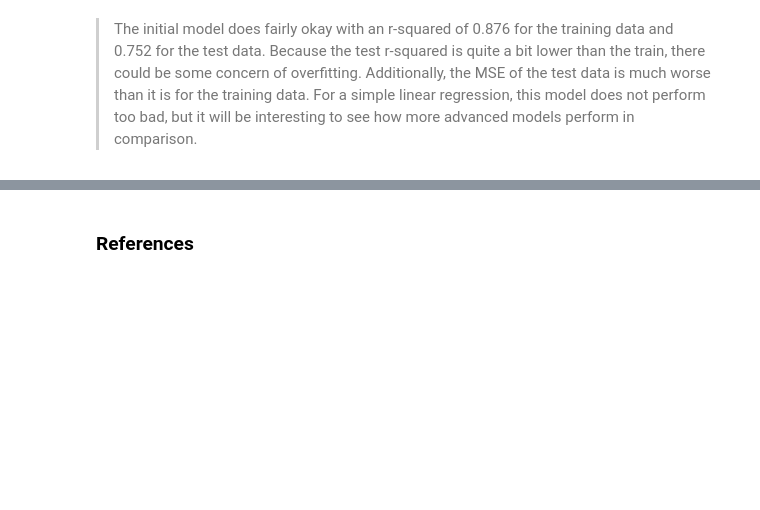
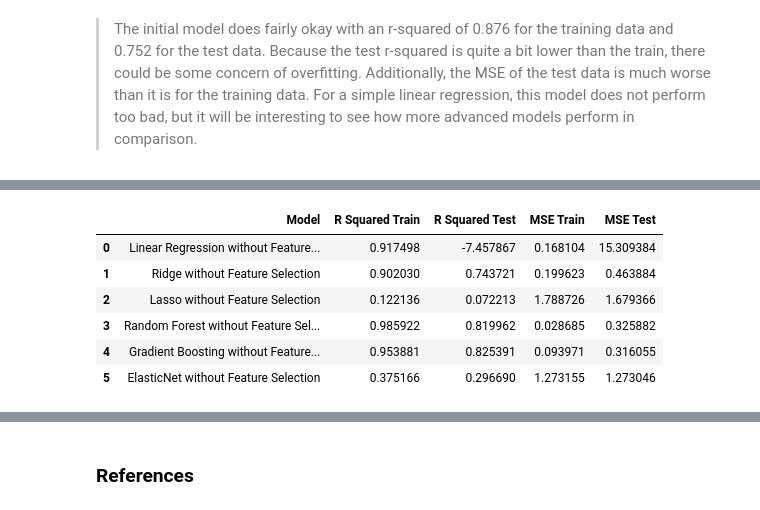
Before and after one commit to MLFP-90803-SP24-FinalProjects/Team13-ML-finalProject-Unveiling-the-Future-of-Women-in-STEM, a Jupyter notebook: Question2Gracie.ipynb, the cells around one changed output, grey strips where cells are left out. Cells and saved outputs as stored; diff of their text form; code cells hidden in the pictures; blank space fills up the shorter version.

Commit message:
initial models for q2

```diff
--- a/Question2Gracie.ipynb
+++ b/Question2Gracie.ipynb
@@ -113,0 +176,10 @@ R-Squared (Test):  0.752
+# %%
+#running the model with all of x_train, not just the selected features
+print('Without Feature Selection:')
+mse_train_lr, mse_test_lr, r_sq_train_lr, r_sq_test_lr = question2('Linear Regression', X_train, y_train, X_test, y_test)
+
+print('\n')
+
+#running the model with the selected features
+print('With Feature Selection:')
+mse_train_lr_selected, mse_test_lr_selected, r_sq_train_lr_selected, r_sq_test_lr_selected = question2('Linear Regression', X_train_selected, y_train, X_test_selected, y_test)
@@ -113,0 +284,10 @@ R-Squared (Test):  0.752
+# %%
+#running the elasticnet model with all of x_train, not just selected features
+print('ElasticNet Without Feature Selection:')
+mse_train_en, mse_test_en, r_sq_train_en, r_sq_test_en = question2('ElasticNet', X_train, y_train, X_test, y_test)
+print('\n')
+
+#running the elasticnet model with the selected features
+print('ElasticNet With Feature Selection:')
+mse_train_en_selected, mse_test_en_selected, r_sq_train_en_selected, r_sq_test_en_selected = question2('ElasticNet', X_train_selected, y_train, X_test_selected, y_test)
+print('\n')
@@ -113,0 +309,62 @@ R-Squared (Test):  0.752
+# %%
+# Create a dictionary to hold evauluation metrics from the models without feature selection
+data = {
+
+    'Model': [
+        'Linear Regression without Feature Selection',
+        'Ridge without Feature Selection',
+        'Lasso without Feature Selection',
+        'Random Forest without Feature Selection',
+        'Gradient Boosting without Feature Selection',
+        'ElasticNet without Feature Selection'
+        ],
+
+
+    'R Squared Train': [
+        r_sq_train_lr,
+        r_sq_train_ridge,
+        r_sq_train_lasso,
+        r_sq_train_rf,
+        r_sq_train_gb,
+        r_sq_train_en
+        ],
+
+    'R Squared Test': [
+        r_sq_test_lr,
+        r_sq_test_ridge,
+        r_sq_test_lasso,
+        r_sq_test_rf,
+        r_sq_test_gb,
+        r_sq_test_en
+        ],
+
+    'MSE Train': [
+        mse_train_lr,
+        mse_train_ridge,
+        mse_train_lasso,
+        mse_train_rf,
+        mse_train_gb,
+        mse_train_en
+        ],
+
+    'MSE Test': [
+        mse_test_lr,
+        mse_test_ridge,
+        mse_test_lasso,
+        mse_test_rf,
+        mse_test_gb,
+        mse_test_en
+    ]
+    }
+
+# Create and display a dataframe
+results_df = pd.DataFrame(data)
+results_df
+# %% [output]
+|  | Model | R Squared Train | R Squared Test | MSE Train | MSE Test |
+| 0 | Linear Regression without Feature... | 0.917498 | -7.457867 | 0.168104 | 15.309384 |
+| 1 | Ridge without Feature Selection | 0.902030 | 0.743721 | 0.199623 | 0.463884 |
+| 2 | Lasso without Feature Selection | 0.122136 | 0.072213 | 1.788726 | 1.679366 |
+| 3 | Random Forest without Feature Sel... | 0.985922 | 0.819962 | 0.028685 | 0.325882 |
+| 4 | Gradient Boosting without Feature... | 0.953881 | 0.825391 | 0.093971 | 0.316055 |
+| 5 | ElasticNet without Feature Selection | 0.375166 | 0.296690 | 1.273155 | 1.273046 |
```
Also changed, not shown: parts of 24 cells of this notebook.
